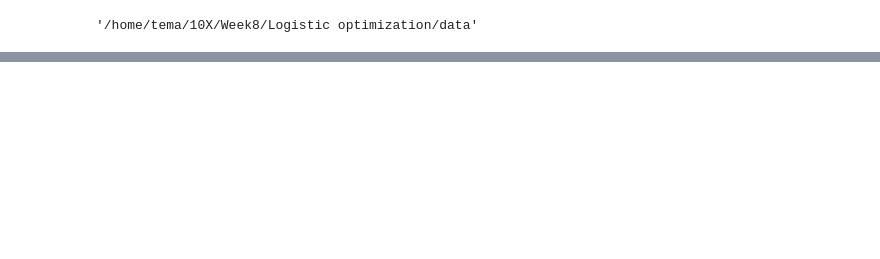
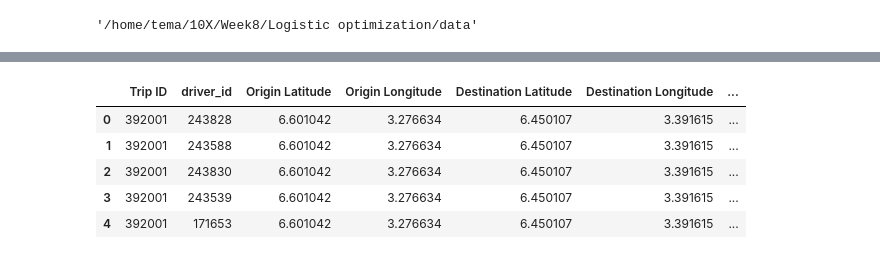
Before and after one commit to temesgen5335/Logistic-optimization, a Jupyter notebook: notebooks/feature_engineering.ipynb, the cells around one changed output, grey strips where cells are left out. Drawn from its saved outputs; the diff is of its cells as text; code cells hidden in the pictures; blank space fills up the shorter version.

```diff
--- a/notebooks/feature_engineering.ipynb
+++ b/notebooks/feature_engineering.ipynb
@@ -90,0 +95,6 @@ completed_orders['Speed (m/s)'] = completed_orders.apply(compute_speed, axis=1)
+# %%
+merged_df['Accepted Riders within 500m'] = merged_df.apply(
+    lambda row: count_within_radius(accepted_orders, row), axis=1)
+# %%
+merged_df['Unfulfilled Orders within 500m'] = merged_df.apply(
+    lambda row: count_within_radius(unfulfilled_orders, row), axis=1)
@@ -90,0 +146,12 @@ completed_orders['Speed (m/s)'] = completed_orders.apply(compute_speed, axis=1)
+# %%
+def haversine_distance(lat1, lon1, lat2, lon2):
+    # Convert latitude and longitude from degrees to radians
+    lat1, lon1, lat2, lon2 = map(np.radians, [lat1, lon1, lat2, lon2])
+
+    # Haversine formula
+    dlat = lat2 - lat1
+    dlon = lon2 - lon1
+    a = np.sin(dlat/2)**2 + np.cos(lat1) * np.cos(lat2) * np.sin(dlon/2)**2
+    c = 2 * np.arctan2(np.sqrt(a), np.sqrt(1-a))
+    r = 6371  # Radius of Earth in kilometers
+    return c * r
@@ -90,0 +183,26 @@ completed_orders['Speed (m/s)'] = completed_orders.apply(compute_speed, axis=1)
+# %%
+import numpy as np
+
+# Calculate the distance between origins and destinations
+merged_df['Trip Distance (km)'] = haversine_distance(
+    merged_df['Origin Latitude'], merged_df['Origin Longitude'],
+    merged_df['Destination Latitude'], merged_df['Destination Longitude']
+)
+# %%
+# Display the first few rows to confirm the new feature
+distance_df = merged_df[['Trip ID',
+                         'driver_id',
+                         'Origin Latitude',
+                         'Origin Longitude',
+                         'Destination Latitude',
+                         'Destination Longitude',
+                         'Trip Distance (km)']]
+
+distance_df.head()
+# %% [output]
+|  | Trip ID | driver_id | Origin Latitude | Origin Longitude | Destination Latitude | Destination Longitude | ... |
+| 0 | 392001 | 243828 | 6.601042 | 3.276634 | 6.450107 | 3.391615 | ... |
+| 1 | 392001 | 243588 | 6.601042 | 3.276634 | 6.450107 | 3.391615 | ... |
+| 2 | 392001 | 243830 | 6.601042 | 3.276634 | 6.450107 | 3.391615 | ... |
+| 3 | 392001 | 243539 | 6.601042 | 3.276634 | 6.450107 | 3.391615 | ... |
+| 4 | 392001 | 171653 | 6.601042 | 3.276634 | 6.450107 | 3.391615 | ... |
```
Also changed, not shown: parts of 43 cells of this notebook, 1 other file.
